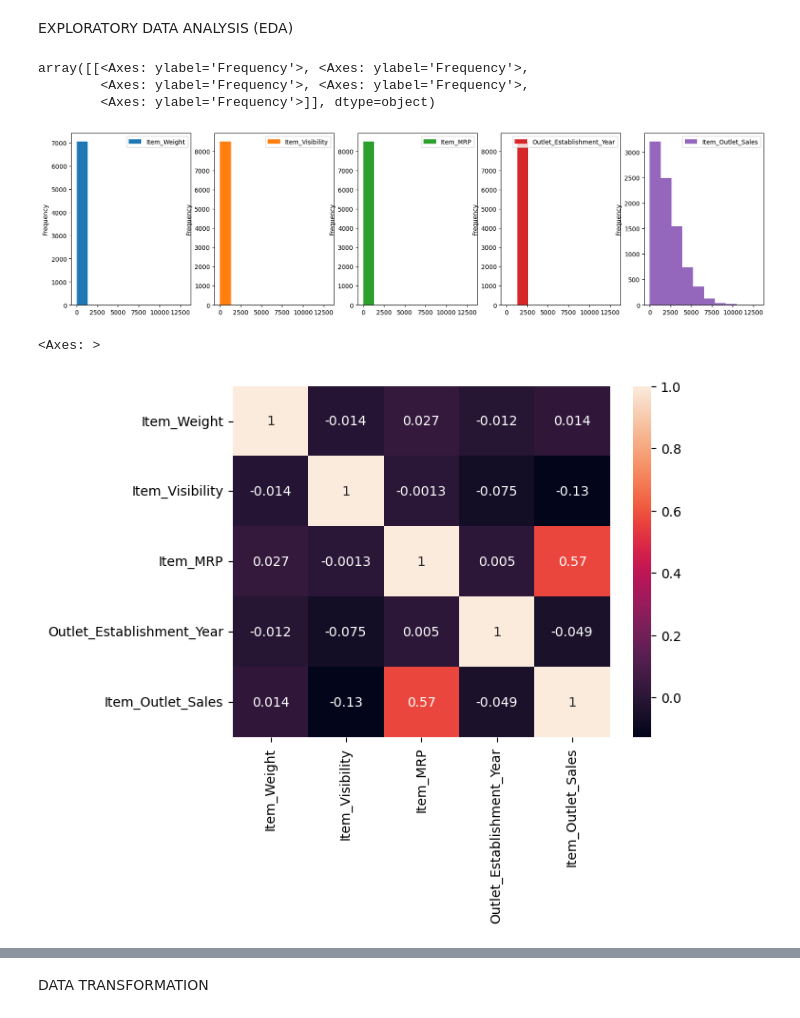
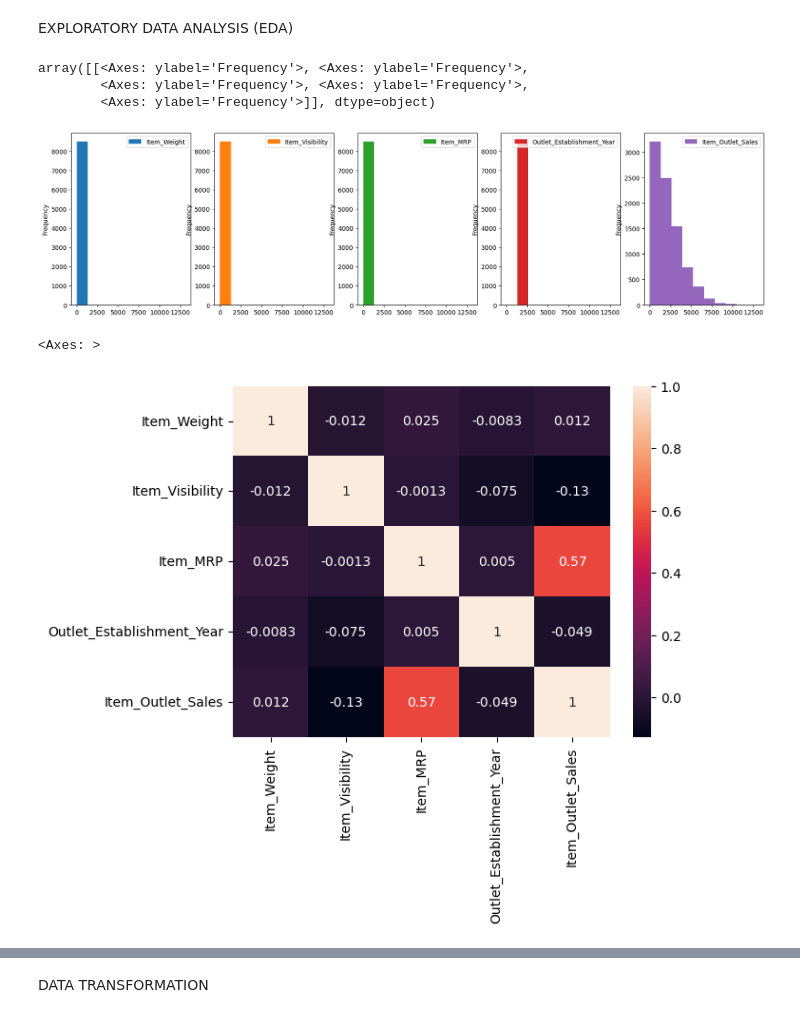
Before and after one commit to winghongc/BigMart-Sales-Preidction, a Jupyter notebook: Modelling.ipynb, the cells around one changed output, grey strips where cells are left out. Cells and saved outputs as stored; diff of their text form; code cells hidden in the pictures.

```diff
--- a/Modelling.ipynb
+++ b/Modelling.ipynb
@@ -104,6 +104,9 @@ df.describe()
 df.duplicated().sum()
 # %% [output]
 0
+# %%
+#Drop unused column
+df= df.drop(columns=['Item_Identifier'])
 # %%
 #Check for null values
 df.isnull().sum()
@@ -136,6 +138,5 @@ array([[<Axes: title={'center': 'Item_Weight'}>,
 #Impute for the missing value.
 #As seen in the histogram, the distribution of the Item_Weight is considered as uniform distribution.
 #Thus, it will be imputed using the mode.
-df["Item_Weight"].fillna(df["Item_Weight"].mode(),inplace=True)
-#For Outlet_size, this is actually a categorical variable. Thus, it will be imputed using the mode.
-df["Outlet_Size"].fillna(df["Outlet_Size"].mode(),inplace=True)
+df['Item_Weight']=df['Item_Weight'].fillna(df['Item_Weight'].mean())
+df.isnull().sum()
@@ -141,0 +156,3 @@ df["Outlet_Size"].fillna(df["Outlet_Size"].mode(),inplace=True)
+# %%
+df['Outlet_Size']=df['Outlet_Size'].fillna(df['Outlet_Size'].mode()[0])
+df.isnull().sum()
@@ -148,17 +178,17 @@ df.plot(kind='hist', subplots=True, layout=(1,5), figsize=(20,5))
 array([[<Axes: ylabel='Frequency'>, <Axes: ylabel='Frequency'>,
         <Axes: ylabel='Frequency'>, <Axes: ylabel='Frequency'>,
         <Axes: ylabel='Frequency'>]], dtype=object)
-[figure, old version]
+[figure, new version]
 # %%
 #Bivariate Analysis
 #Correlation Heatmap for numerical variable only
-df_corr= df.drop(columns=['Item_Identifier', 'Item_Fat_Content', 'Item_Type', 'Outlet_Identifier', 'Outlet_Size', 'Outlet_Location_Type', 'Outlet_Type'])
+df_corr= df.drop(columns=['Item_Fat_Content', 'Item_Type', 'Outlet_Identifier', 'Outlet_Size', 'Outlet_Location_Type', 'Outlet_Type'])
 import seaborn as sns
 df_corr=df_corr.corr()
 sns.heatmap(df_corr, annot=True)
 # %% [output]
 <Axes: >
-[figure, old version]
+[figure, new version]
 # %%
 #Bivariate Analysis
 #Scatterplot
```
Also changed, not shown: parts of 12 cells of this notebook.
